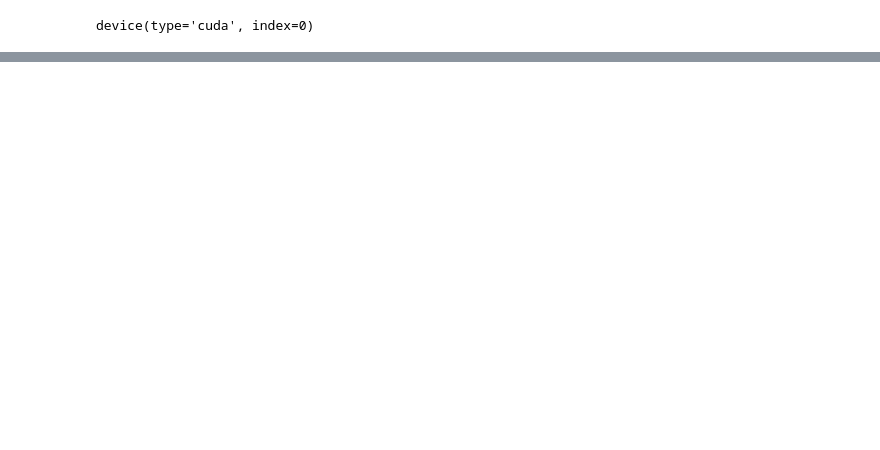
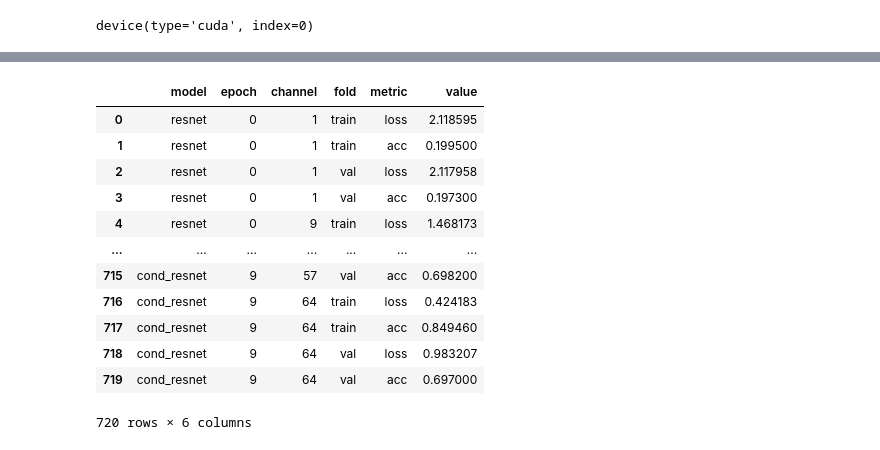
Before and after one commit to mprzewie/marcin-learning, a Jupyter notebook: condconv/condconv_poc.ipynb, the cells around one changed output, grey strips where cells are left out. Cells and saved outputs as stored; diff of their text form; code cells hidden in the pictures; blank space fills up the shorter version.

```diff
--- a/condconv/condconv_poc.ipynb
+++ b/condconv/condconv_poc.ipynb
@@ -176,0 +234,37 @@ Text(0.5, 0.98, 'Conditional resnet')
+# %%
+rows = []
+
+for (model, epochs) in [
+    ("resnet", m_r18),
+    ("cond_resnet", m_cr18)
+]:
+    for epoch, channel_to_metrics in enumerate(epochs):
+        for channel, metrics in channel_to_metrics.items():
+            for m, v in metrics.items():
+                fold, metric = m.split("_")
+                rows.append({
+                    "model": model,
+                    "epoch": epoch,
+                    "channel": channel,
+                    "fold": fold,
+                    "metric": metric,
+                    "value": v
+                })
+
+df = pd.DataFrame(rows)
+df.to_csv("metrics.csv")
+df
+# %% [output]
+|  | model | epoch | channel | fold | metric | value |
+| 0 | resnet | 0 | 1 | train | loss | 2.118595 |
+| 1 | resnet | 0 | 1 | train | acc | 0.199500 |
+| 2 | resnet | 0 | 1 | val | loss | 2.117958 |
+| 3 | resnet | 0 | 1 | val | acc | 0.197300 |
+| 4 | resnet | 0 | 9 | train | loss | 1.468173 |
+| ... | ... | ... | ... | ... | ... | ... |
+| 715 | cond_resnet | 9 | 57 | val | acc | 0.698200 |
+| 716 | cond_resnet | 9 | 64 | train | loss | 0.424183 |
+| 717 | cond_resnet | 9 | 64 | train | acc | 0.849460 |
+| 718 | cond_resnet | 9 | 64 | val | loss | 0.983207 |
+| 719 | cond_resnet | 9 | 64 | val | acc | 0.697000 |
+720 rows × 6 columns
```
Also changed, not shown: parts of 9 cells of this notebook, 3 other files.
